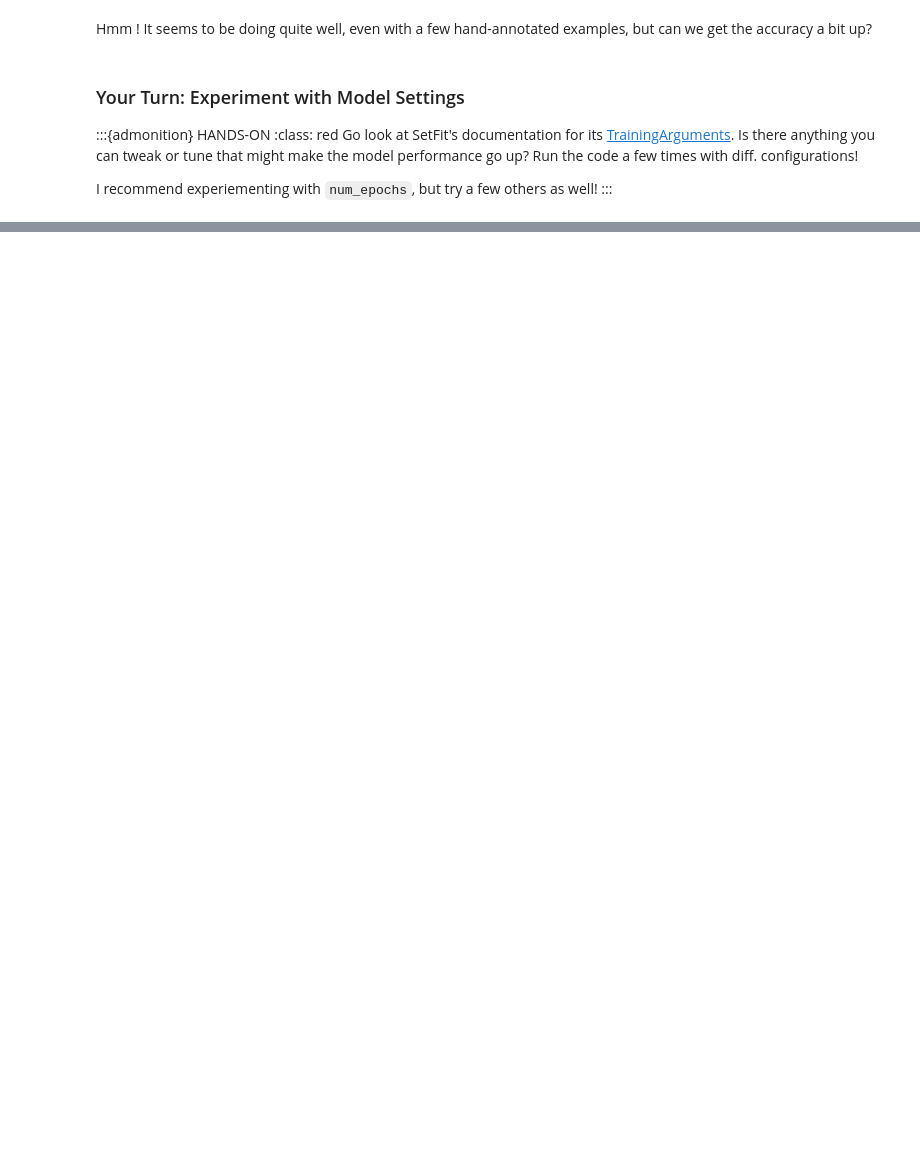
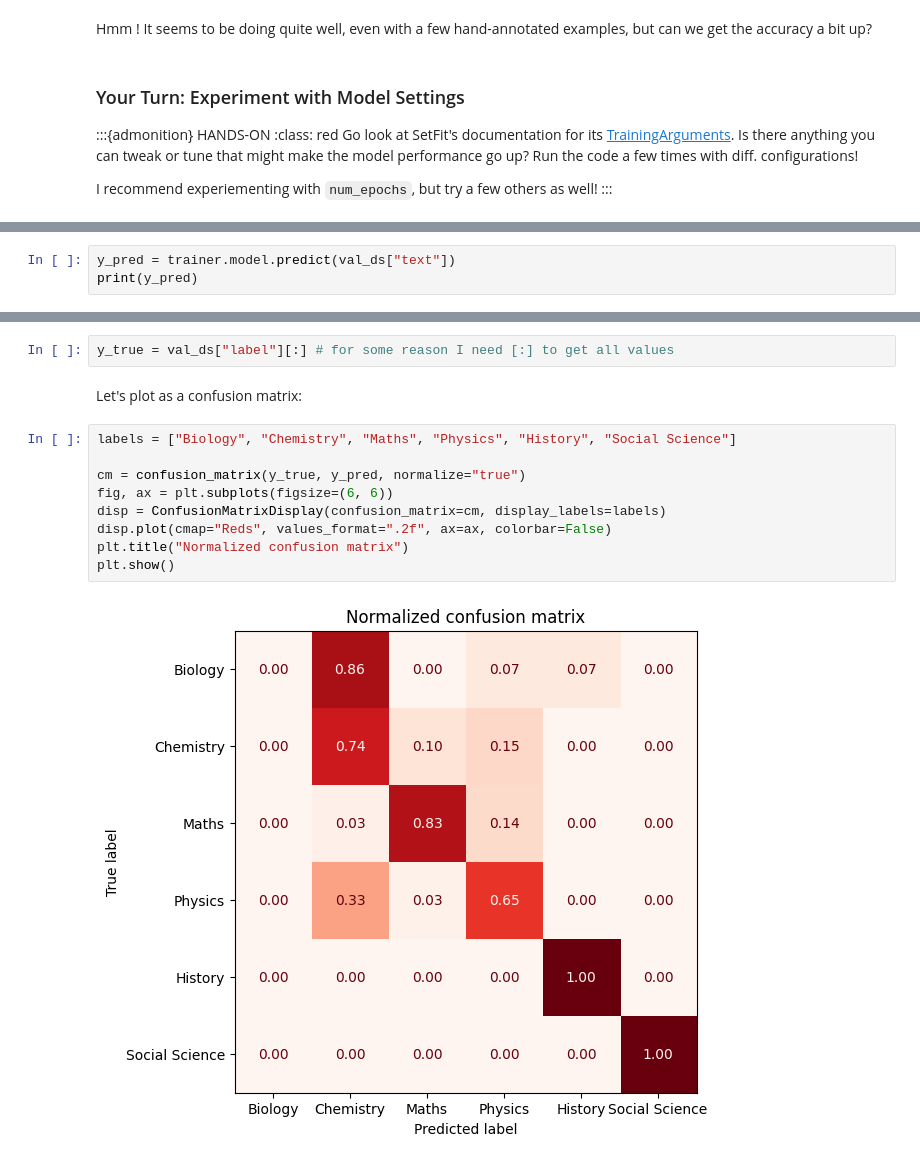
Before and after one commit to MinaAlmasi/nlp-at-cogsci, a Jupyter notebook: book/class5/002_setfit.ipynb, the cells around one changed output, grey strips where cells are left out. Drawn from its saved outputs; the diff is of its cells as text; blank space fills up the shorter version.

```diff
--- a/book/class5/002_setfit.ipynb
+++ b/book/class5/002_setfit.ipynb
@@ -316,0 +332,3 @@ I recommend experiementing with `num_epochs`, but try a few others as well!
+# %%
+y_pred = trainer.model.predict(val_ds["text"])
+print(y_pred)
@@ -316,0 +344,15 @@ I recommend experiementing with `num_epochs`, but try a few others as well!
+# %%
+y_true = val_ds["label"][:] # for some reason I need [:] to get all values
+# %% [markdown]
+Let's plot as a confusion matrix:
+# %%
+labels = ["Biology", "Chemistry", "Maths", "Physics", "History", "Social Science"]
+
+cm = confusion_matrix(y_true, y_pred, normalize="true")
+fig, ax = plt.subplots(figsize=(6, 6))
+disp = ConfusionMatrixDisplay(confusion_matrix=cm, display_labels=labels)
+disp.plot(cmap="Reds", values_format=".2f", ax=ax, colorbar=False)
+plt.title("Normalized confusion matrix")
+plt.show()
+# %% [output]
+[figure, added]
```
Also changed, not shown: parts of 17 cells of this notebook.
